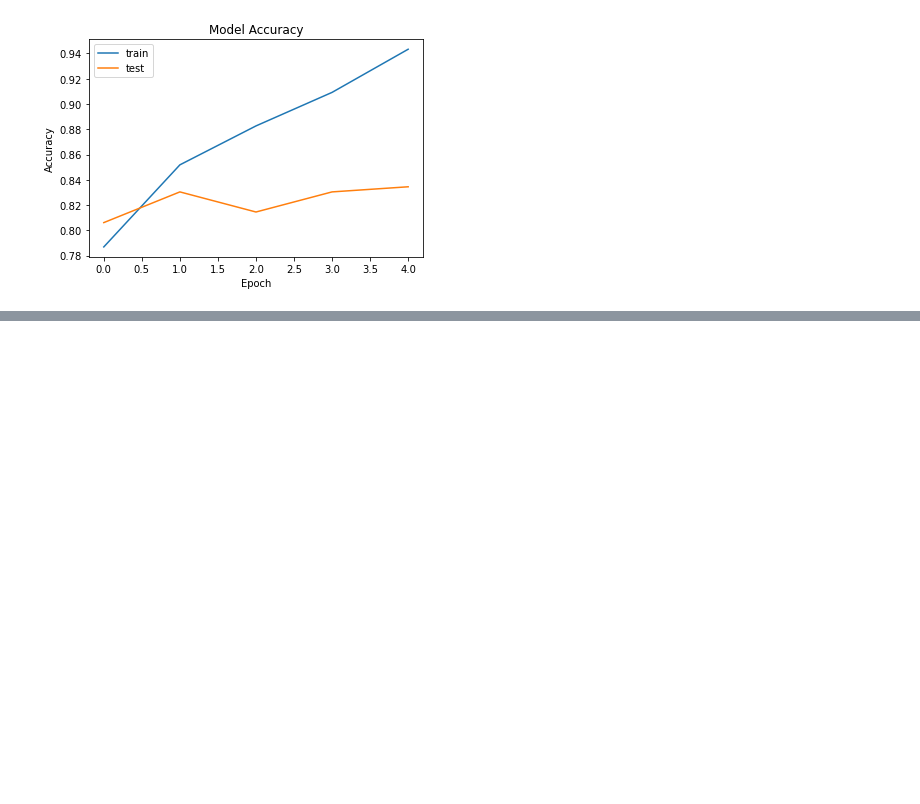
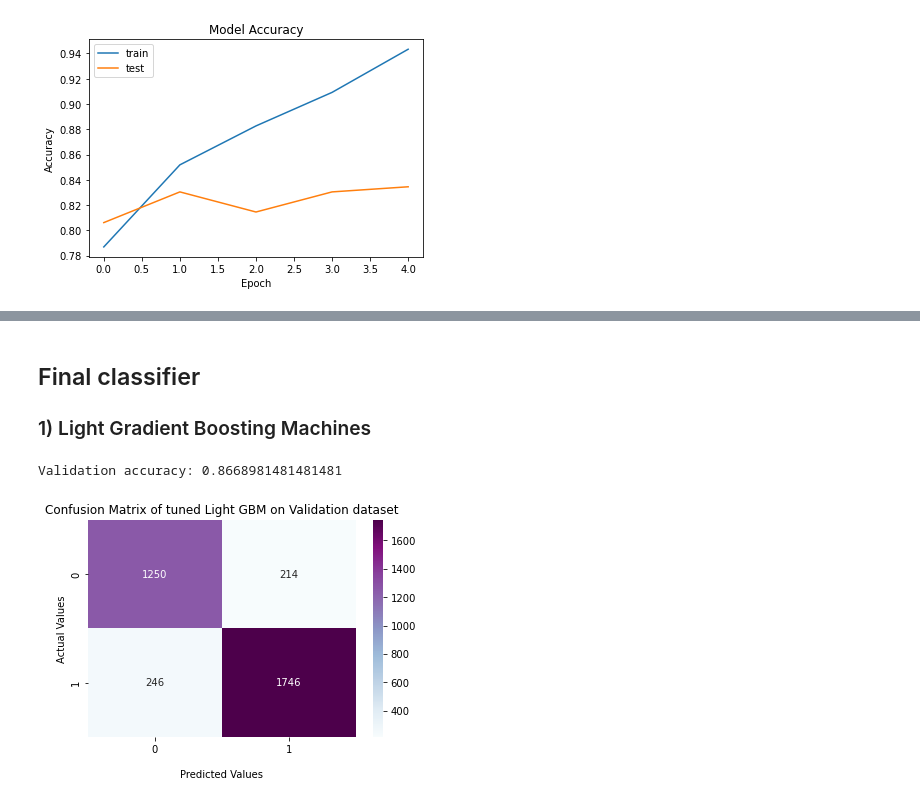
Before and after one commit to ralucaginga/ML-Projects, a Jupyter notebook: Steam Game User Suggestion/03. Modelling.ipynb, the cells around one changed output, grey strips where cells are left out. Drawn from its saved outputs; the diff is of its cells as text; code cells hidden in the pictures; blank space fills up the shorter version.

```diff
--- a/Steam Game User Suggestion/03. Modelling.ipynb
+++ b/Steam Game User Suggestion/03. Modelling.ipynb
@@ -941,0 +958,20 @@ print(max_params.get('params'))
+# %% [markdown]
+## Final classifier
+
+### 1) Light Gradient Boosting Machines
+# %%
+lgb = LGBMClassifier(max_depth = 14, num_leaves = 42,
+                     learning_rate = 0.023168448099711886,
+                     bagging_fraction = 0.8013302423145455,
+                     feature_fraction = 0.30738437452696227)
+lgb.fit(combined_train_features, y_train)
+prediction = lgb.predict(combined_test_features)
+print(f'Validation accuracy: {accuracy_score(prediction, y_valid)}')
+cf_matrix_plot = confusion_matrix(prediction, y_valid)
+ax = sns.heatmap(cf_matrix_plot, annot=True, cmap='BuPu',fmt='g')
+ax.set_title(f'Confusion Matrix of tuned Light GBM on Validation dataset');
+ax.set_xlabel('\nPredicted Values')
+ax.set_ylabel('Actual Values');
+# %% [output]
+Validation accuracy: 0.8668981481481481
+[figure, added]
```
Also changed, not shown: parts of 14 cells of this notebook.
